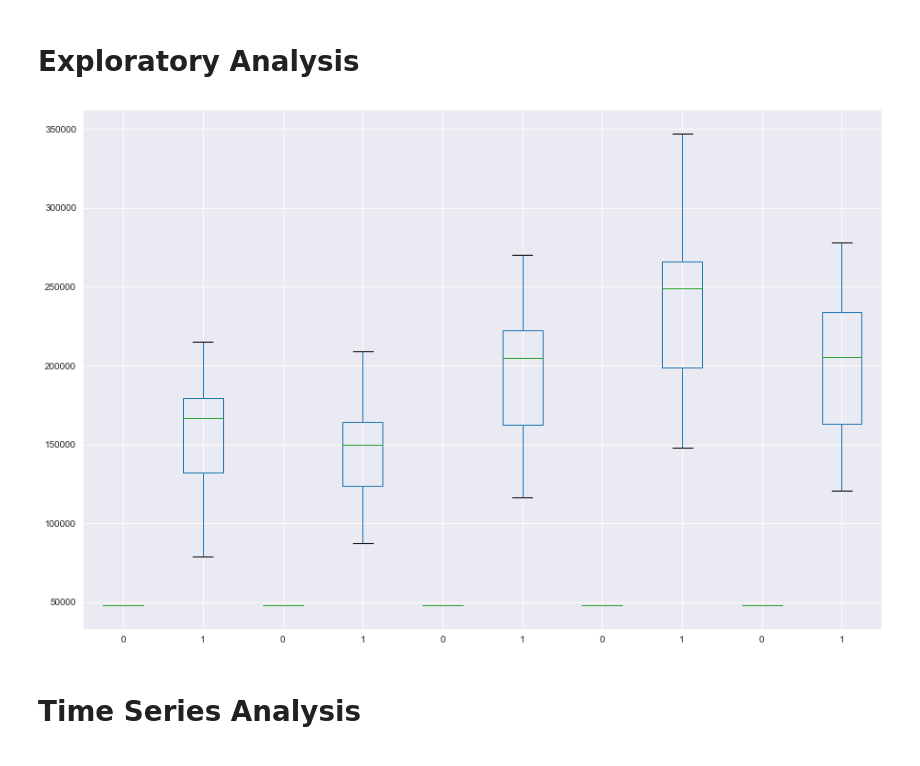
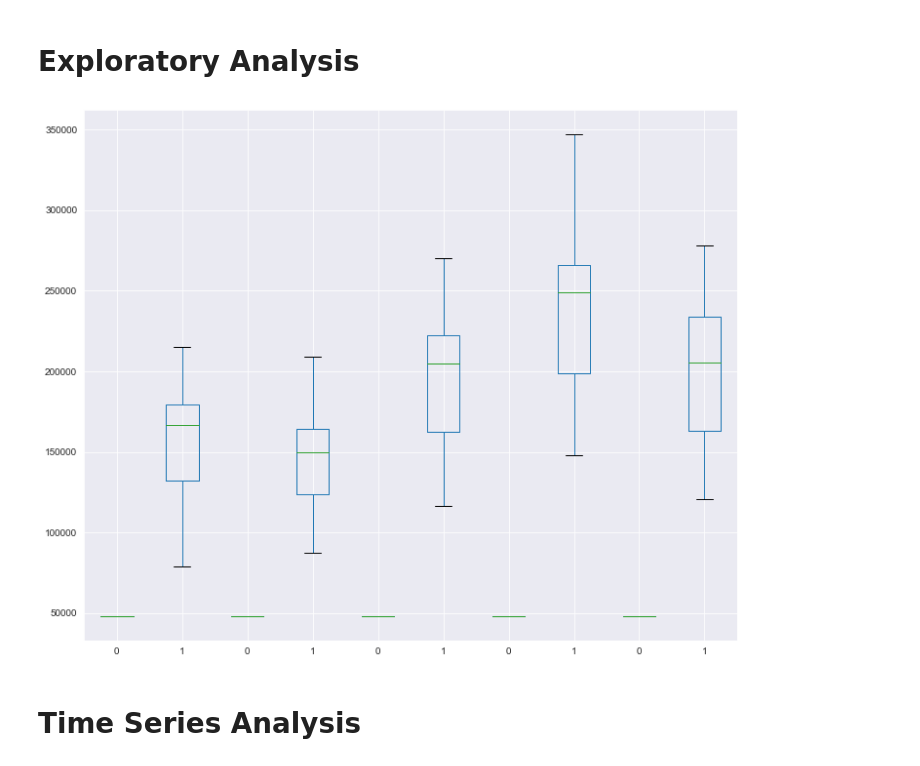
Before and after one commit to lambertmk/Time-Series-using-ARIMA-and-Zillow-housing-data, a Jupyter notebook: mod_4_starter_notebook.ipynb, the cells around one changed output. Drawn from its saved outputs; the diff is of its cells as text; code cells hidden in the pictures.

```diff
--- a/mod_4_starter_notebook.ipynb
+++ b/mod_4_starter_notebook.ipynb
@@ -204,10 +204,10 @@ groups_monthly = best5_melted.groupby('RegionName')
 # %%
 # Add each month to DataFrame as a column
 months_data = pd.concat([pd.DataFrame(x[1].values) for x in groups_monthly], axis=1)
 months_df = pd.DataFrame(months_data)
 
 # Plot the box and whiskers plot for each month
-months_df.boxplot(figsize = (15,10))
+months_df.boxplot(figsize = (12,10))
 plt.show()
 # %% [output]
-[figure, old version]
+[figure, new version]
```
Also changed, not shown: parts of 1 cell of this notebook.
